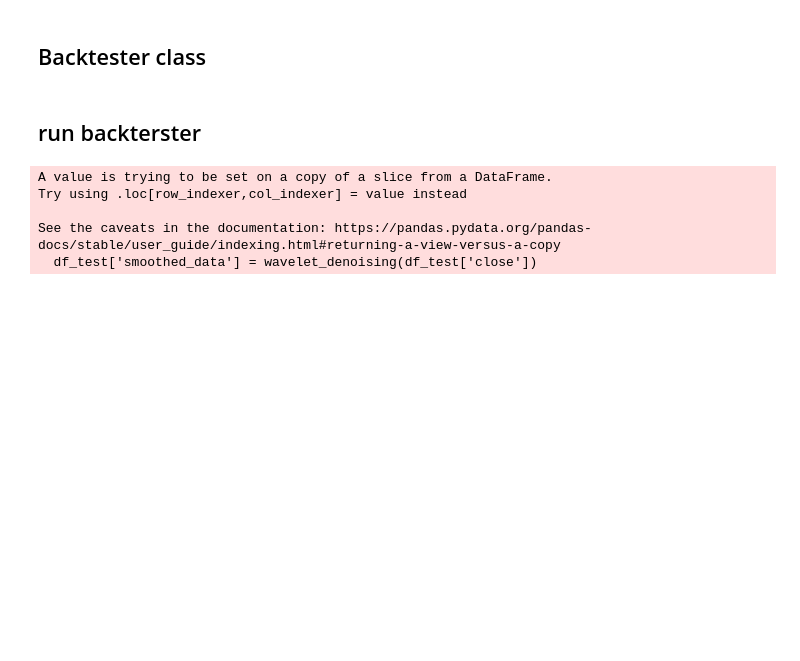
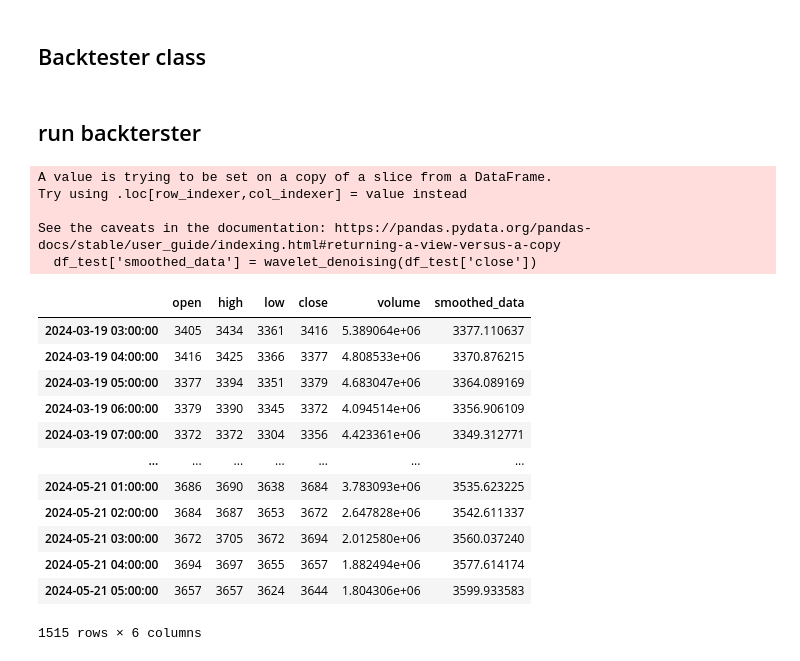
Before and after one commit to ArvinEsfandiari/RevIN-MACD-CNNxLSTM, a Jupyter notebook: src/genetic/Genetic_v4_dwt.ipynb, the cells around one changed output. Saved outputs shown, nothing was run; the diff lists cells and outputs as text; code cells hidden in the pictures; blank space fills up the shorter version.

```diff
--- a/src/genetic/Genetic_v4_dwt.ipynb
+++ b/src/genetic/Genetic_v4_dwt.ipynb
@@ -525,6 +541,22 @@ Try using .loc[row_indexer,col_indexer] = value instead
 
 See the caveats in the documentation: https://pandas.pydata.org/pandas-docs/stable/user_guide/indexing.html#returning-a-view-versus-a-copy
   df_test['smoothed_data'] = wavelet_denoising(df_test['close'])
+# %%
+df_test
+# %% [output]
+|  | open | high | low | close | volume | smoothed_data |
+| 2024-03-19 03:00:00 | 3405 | 3434 | 3361 | 3416 | 5.389064e+06 | 3377.110637 |
+| 2024-03-19 04:00:00 | 3416 | 3425 | 3366 | 3377 | 4.808533e+06 | 3370.876215 |
+| 2024-03-19 05:00:00 | 3377 | 3394 | 3351 | 3379 | 4.683047e+06 | 3364.089169 |
+| 2024-03-19 06:00:00 | 3379 | 3390 | 3345 | 3372 | 4.094514e+06 | 3356.906109 |
+| 2024-03-19 07:00:00 | 3372 | 3372 | 3304 | 3356 | 4.423361e+06 | 3349.312771 |
+| ... | ... | ... | ... | ... | ... | ... |
+| 2024-05-21 01:00:00 | 3686 | 3690 | 3638 | 3684 | 3.783093e+06 | 3535.623225 |
+| 2024-05-21 02:00:00 | 3684 | 3687 | 3653 | 3672 | 2.647828e+06 | 3542.611337 |
+| 2024-05-21 03:00:00 | 3672 | 3705 | 3672 | 3694 | 2.012580e+06 | 3560.037240 |
+| 2024-05-21 04:00:00 | 3694 | 3697 | 3655 | 3657 | 1.882494e+06 | 3577.614174 |
+| 2024-05-21 05:00:00 | 3657 | 3657 | 3624 | 3644 | 1.804306e+06 | 3599.933583 |
+1515 rows × 6 columns
 # %%
 backtester = MACDBacktester(df_test, best_params.get('Fast EMA'), best_params.get('Slow EMA'), best_params.get('Signal Line'),signal_price=signal_price, real_price=real_price)
 backtester.calculate_macd()
```
Also changed, not shown: parts of 4 cells of this notebook, 5 other files.
